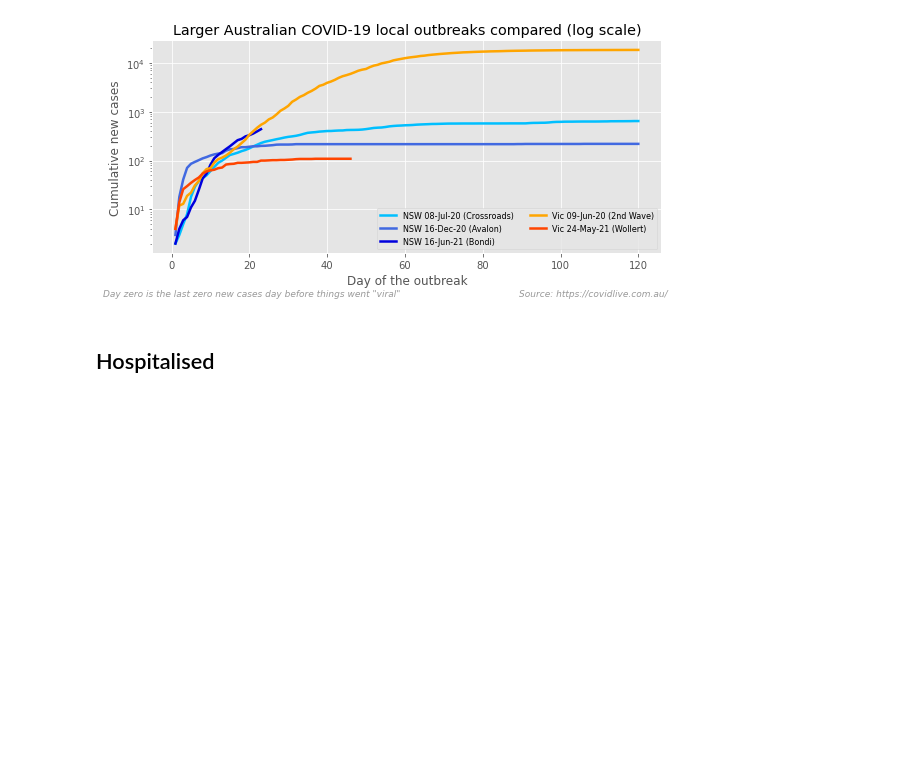
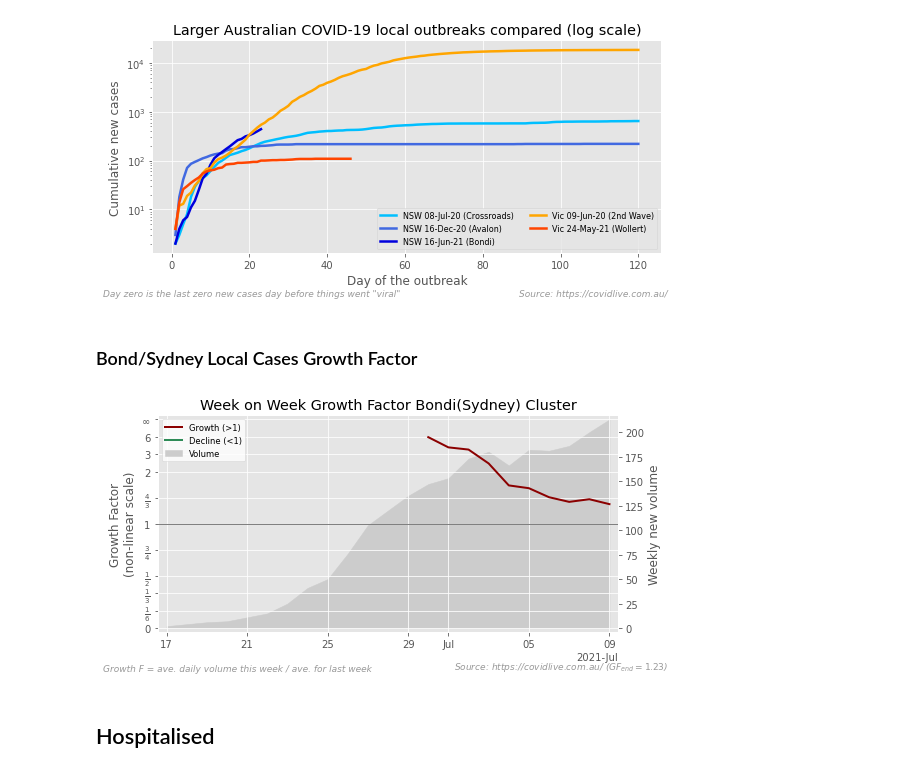
Before and after one commit to bpalmer4/Covid-19, a Jupyter notebook: notebooks/Covid-Australia-covidlive.ipynb, the cells around one changed output. Saved outputs shown, nothing was run; the diff lists cells and outputs as text; code cells hidden in the pictures; blank space fills up the shorter version.

Commit message:
Added growth factor chart for NSW local outbreak

```diff
--- a/notebooks/Covid-Australia-covidlive.ipynb
+++ b/notebooks/Covid-Australia-covidlive.ipynb
@@ -778,6 +766,23 @@ for log in [0, 1]:
 | 4 | 8.0 | 71.0 | 7.0 | 19.0 | ... |
 [figure]
 [figure]
+# %% [markdown]
+### Bond/Sydney Local Cases Growth Factor
+# %%
+nsw = daily_c[LOCAL]['NSW']
+nsw = nsw[nsw.index > pd.Timestamp('2021-06-16')]
+
+ps.plot_growth_factor(
+    nsw,
+    title='Week on Week Growth Factor Bondi(Sydney) Cluster',
+    chart_directory=f"{CHART_DIRECTORY}",
+    ylabel='Growth Factor',
+    xlabel=None,
+    rfooter=SOURCE,
+    show=True,
+)
+# %% [output]
+[figure, added]
 # %% [markdown]
 ## Hospitalised
 # %%
```
Also changed, not shown: parts of 11 cells of this notebook, 1 other file.
